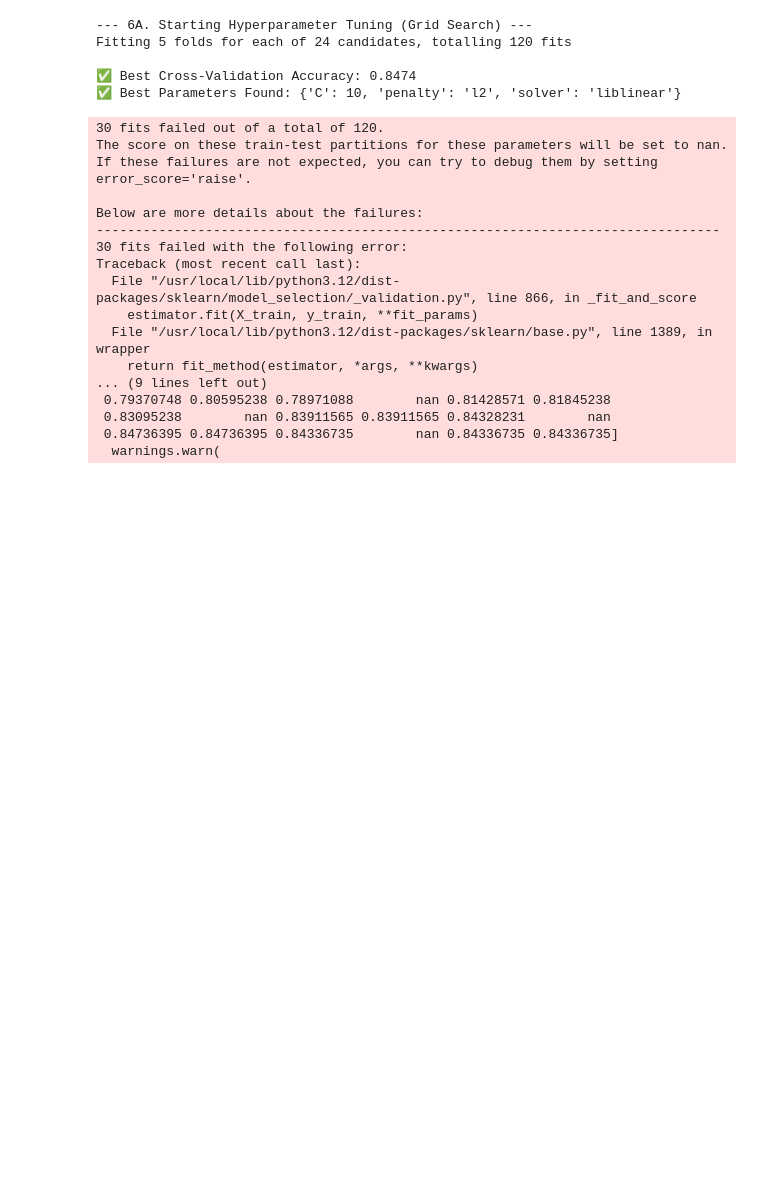
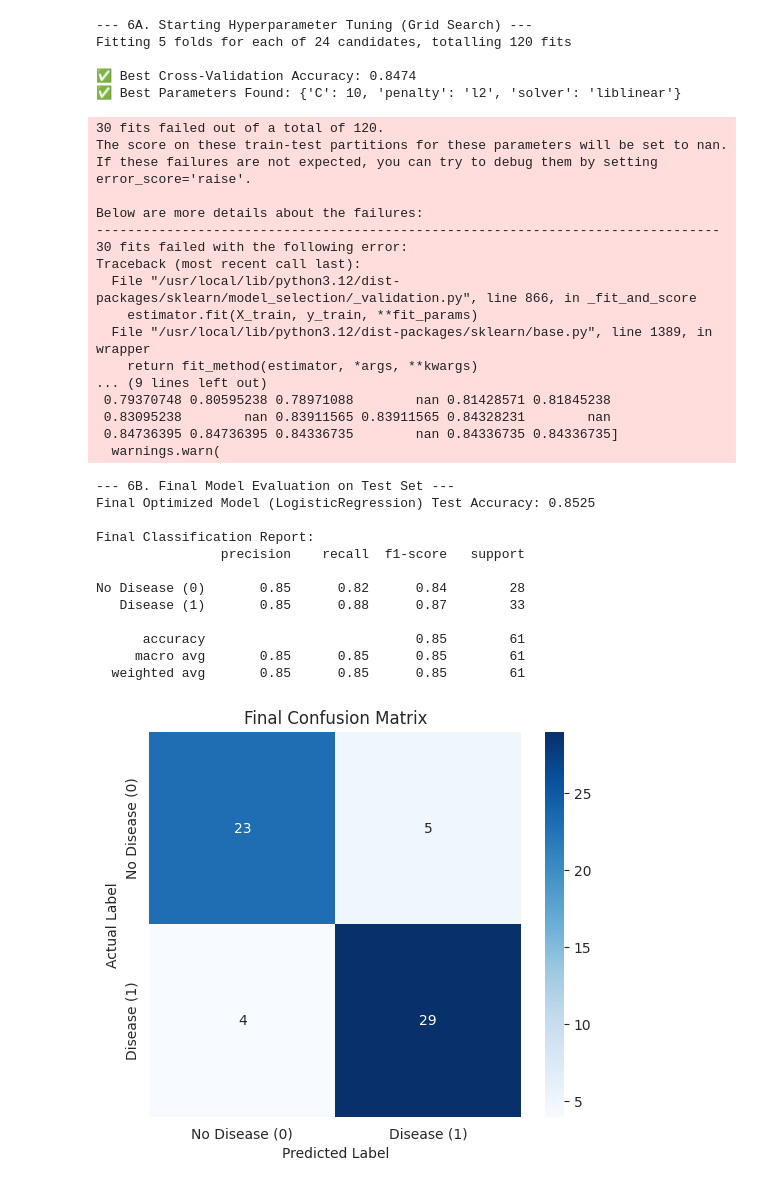
Before and after one commit to tanuku-srivalli/Heart-Disease-Prediction-UCI-, a Jupyter notebook: AIML_TASK_1_;_HEART.ipynb, the cells around one changed output. Saved outputs shown, nothing was run; the diff lists cells and outputs as text; code cells hidden in the pictures; blank space fills up the shorter version.

```diff
--- a/AIML_TASK_1_;_HEART.ipynb
+++ b/AIML_TASK_1_;_HEART.ipynb
@@ -403,3 +403,39 @@ Traceback (most recent call last):
  0.83095238        nan 0.83911565 0.83911565 0.84328231        nan
  0.84736395 0.84736395 0.84336735        nan 0.84336735 0.84336735]
   warnings.warn(
+# %%
+# 1. Use the best estimator to predict on the test set
+final_y_pred = best_estimator.predict(X_test)
+
+# 2. Final Accuracy and Report
+final_accuracy = accuracy_score(y_test, final_y_pred)
+
+print("\n--- 6B. Final Model Evaluation on Test Set ---")
+print(f"Final Optimized Model ({best_estimator.__class__.__name__}) Test Accuracy: {final_accuracy:.4f}")
+print("\nFinal Classification Report:")
+print(classification_report(y_test, final_y_pred, target_names=['No Disease (0)', 'Disease (1)']))
+
+# 3. Visualization: Confusion Matrix
+cm = confusion_matrix(y_test, final_y_pred)
+plt.figure(figsize=(6, 5))
+sns.heatmap(cm, annot=True, fmt="d", cmap="Blues",
+            xticklabels=['No Disease (0)', 'Disease (1)'],
+            yticklabels=['No Disease (0)', 'Disease (1)'])
+plt.title('Final Confusion Matrix')
+plt.ylabel('Actual Label')
+plt.xlabel('Predicted Label')
+plt.show()
+# %% [output]
+--- 6B. Final Model Evaluation on Test Set ---
+Final Optimized Model (LogisticRegression) Test Accuracy: 0.8525
+
+Final Classification Report:
+                precision    recall  f1-score   support
+
+No Disease (0)       0.85      0.82      0.84        28
+   Disease (1)       0.85      0.88      0.87        33
+
+      accuracy                           0.85        61
+     macro avg       0.85      0.85      0.85        61
+  weighted avg       0.85      0.85      0.85        61
+[figure, added]
```
Also changed, not shown: parts of 1 cell of this notebook.
